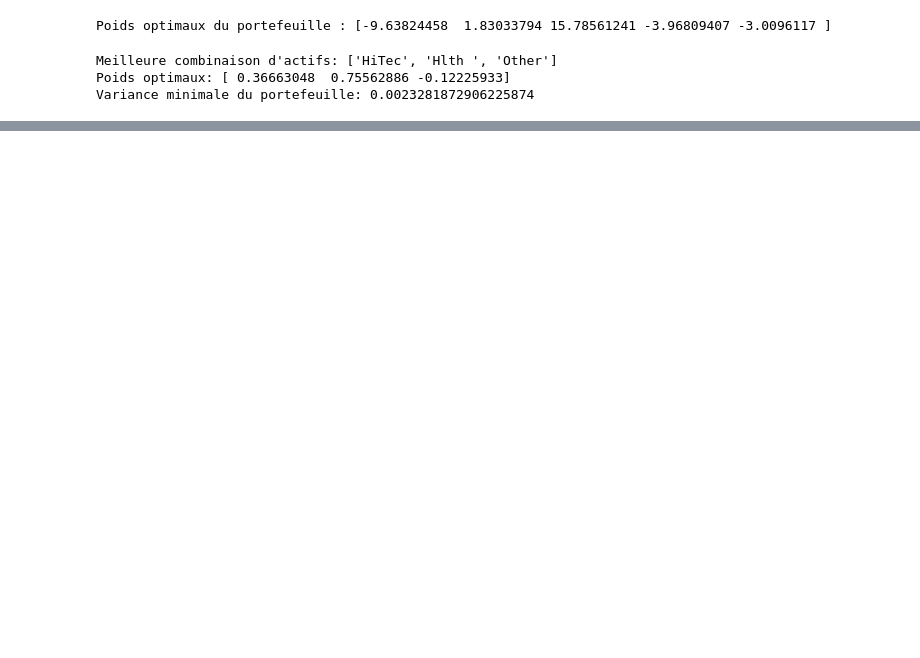
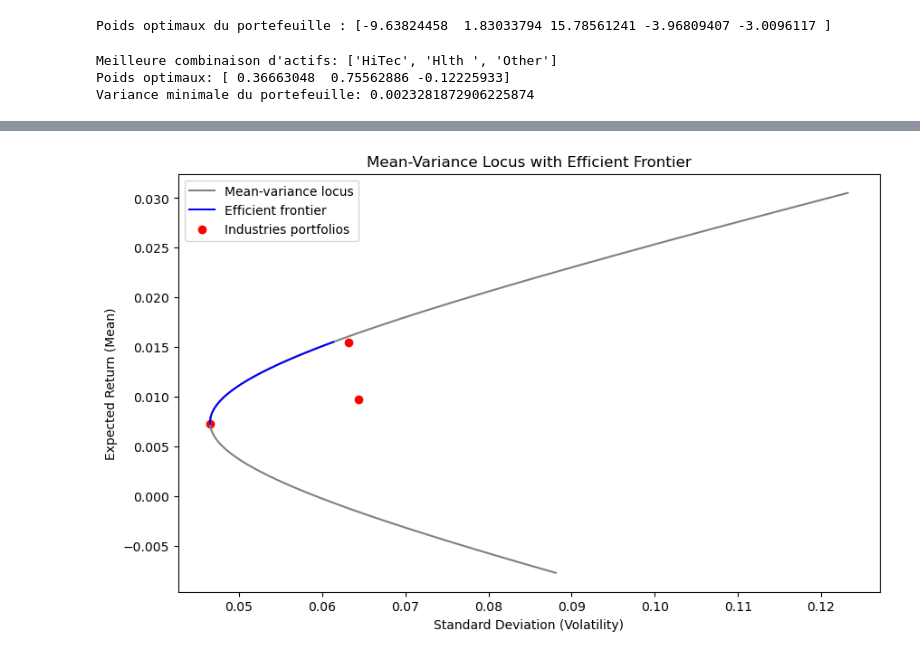
Before and after one commit to DominicPrenovost/TP1-Gestion-de-pf, a Jupyter notebook: Test.ipynb, the cells around one changed output, grey strips where cells are left out. Cells and saved outputs as stored; diff of their text form; code cells hidden in the pictures; blank space fills up the shorter version.

```diff
--- a/Test.ipynb
+++ b/Test.ipynb
@@ -117,3 +117,6 @@ if best_combination is not None:
 Meilleure combinaison d'actifs: ['HiTec', 'Hlth ', 'Other']
 Poids optimaux: [ 0.36663048  0.75562886 -0.12225933]
 Variance minimale du portefeuille: 0.0023281872906225874
+# %%
+test = df_5[[best_combination[0], best_combination[1], best_combination[2]]]
+test
@@ -119,0 +138,3 @@ Variance minimale du portefeuille: 0.0023281872906225874
+# %%
+ret_5 = test.values / 100
+sigma_5 = np.cov(ret_5, rowvar=False)
@@ -119,0 +228,14 @@ Variance minimale du portefeuille: 0.0023281872906225874
+# %%
+# Tracer la frontière complète et la frontière efficiente
+plt.figure(figsize=(10, 6))
+plt.plot(volatilites_optimales_etendues, rendements_optimaux_etendus, label='Mean-variance locus', color='grey')
+plt.plot(volatilites_optimales, rendements_optimaux, label='Efficient frontier', color='blue')
+plt.scatter(np.sqrt(np.diag(sigma_5)), Z_barre, color='red', label='Industries portfolios')
+plt.title('Mean-Variance Locus with Efficient Frontier')
+plt.xlabel('Standard Deviation (Volatility)')
+plt.ylabel('Expected Return (Mean)')
+plt.legend()
+#plt.grid(True)
+plt.show()
+# %% [output]
+[figure, added]
```
Also changed, not shown: parts of 10 cells of this notebook.
